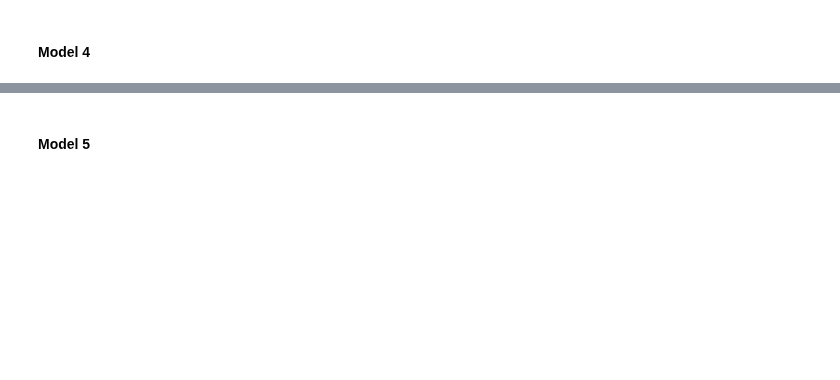
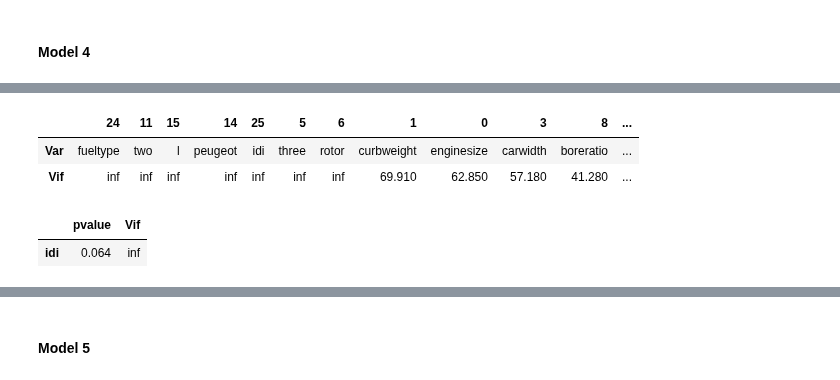
Before and after one commit to ab9bhatia/PythonScripts, a Jupyter notebook: projects/Linear regression/Regression.ipynb, the cells around one changed output, grey strips where cells are left out. Saved outputs shown, nothing was run; the diff lists cells and outputs as text; code cells hidden in the pictures; blank space fills up the shorter version.

```diff
--- a/projects/Linear regression/Regression.ipynb
+++ b/projects/Linear regression/Regression.ipynb
@@ -528,3 +647,17 @@ vif_cal(vif_data)
+# %%
+# Calculating Vif value
+vif_cal(vif_data).transpose() # used transpose to utilize the space.
+# %% [output]
+|  | 24 | 11 | 15 | 14 | 25 | 5 | 6 | 1 | 0 | 3 | 8 | ... |
+| Var | fueltype | two | l | peugeot | idi | three | rotor | curbweight | enginesize | carwidth | boreratio | ... |
+| Vif | inf | inf | inf | inf | inf | inf | inf | 69.910 | 62.850 | 57.180 | 41.280 | ... |
+# %%
+# Feature to Drop based on p-value and VIF
+drop = feature_to_drop(model = model4, SF=0.05, VF=2)
+drop
+# %% [output]
+|  | pvalue | Vif |
+| idi | 0.064 | inf |
 # %%
 # Add key information of this model to model_summary table.
 add_model_summary(model = model4, name = 'model4')
```
Also changed, not shown: parts of 34 cells of this notebook.
